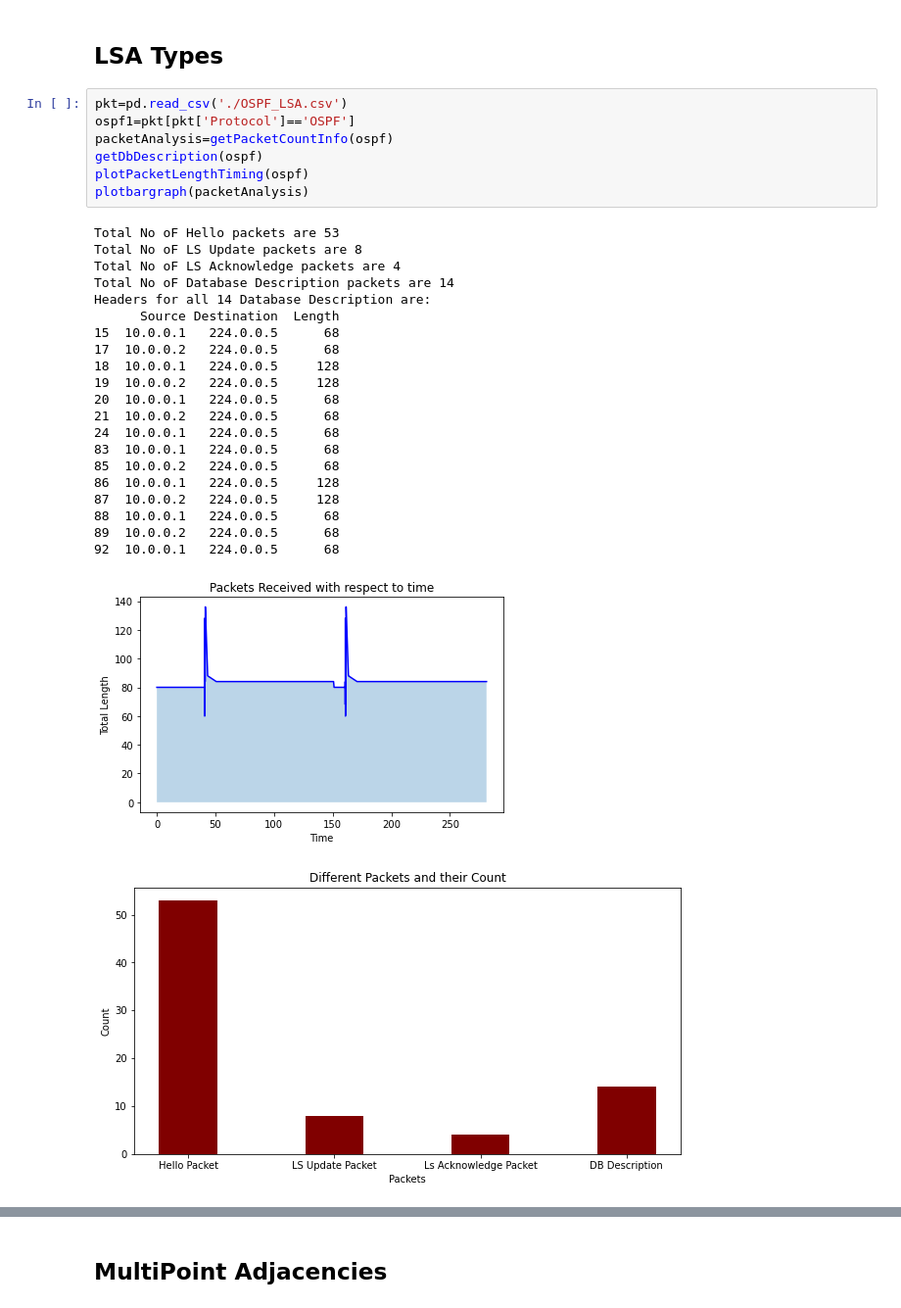
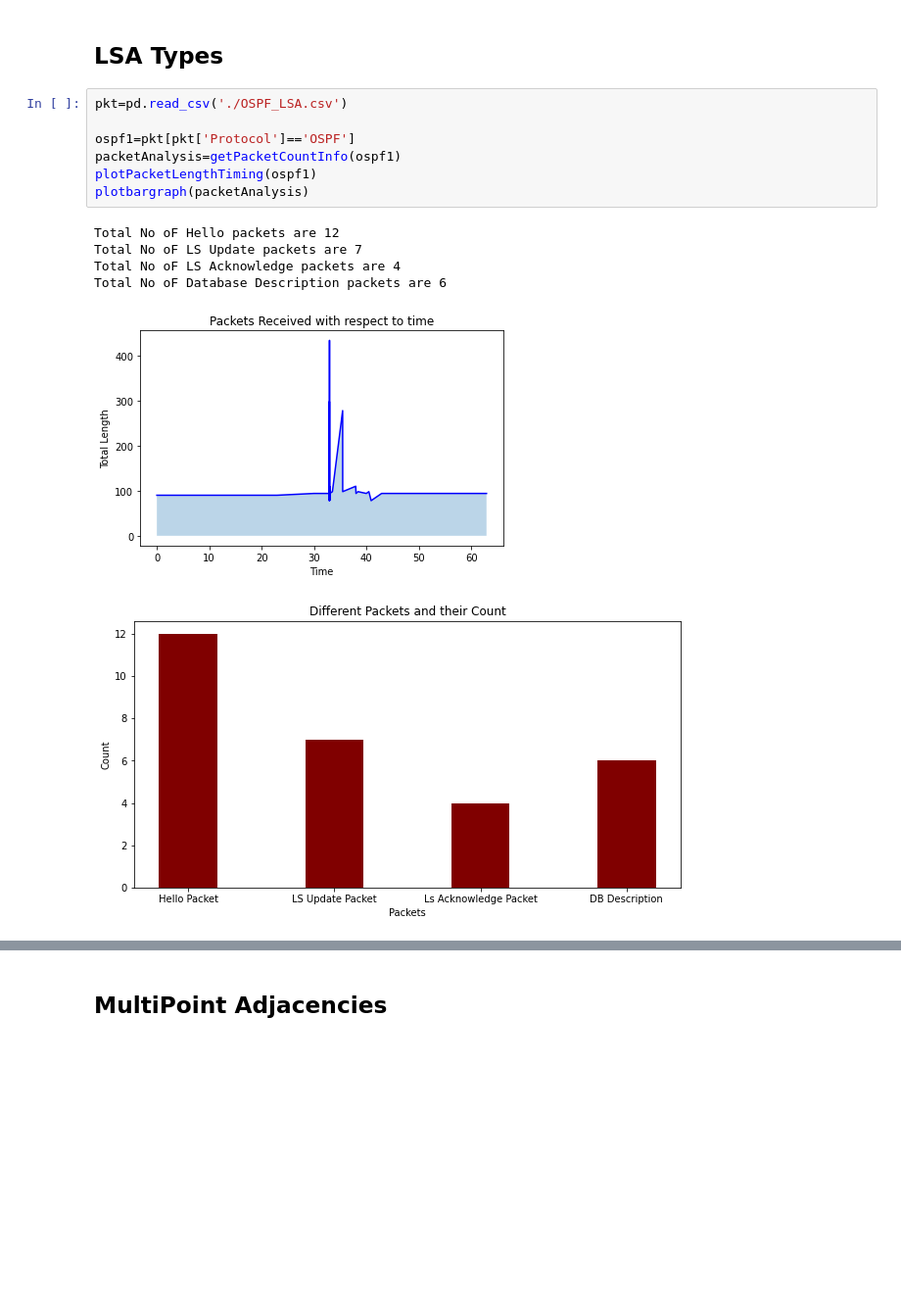
Before and after one commit to Blaezy/OSPF, a Jupyter notebook: cisco/OSPF.ipynb, the cells around one changed output, grey strips where cells are left out. Shown at 98% size. Drawn from its saved outputs; the diff is of its cells as text; blank space fills up the shorter version.

```diff
--- a/cisco/OSPF.ipynb
+++ b/cisco/OSPF.ipynb
@@ -89,34 +63,18 @@ Headers for all 14 Database Description are:
 <h2>LSA Types</h2>
 # %%
 pkt=pd.read_csv('./OSPF_LSA.csv')
+
 ospf1=pkt[pkt['Protocol']=='OSPF']
-packetAnalysis=getPacketCountInfo(ospf)
-getDbDescription(ospf)
-plotPacketLengthTiming(ospf)
+packetAnalysis=getPacketCountInfo(ospf1)
+plotPacketLengthTiming(ospf1)
 plotbargraph(packetAnalysis)
 # %% [output]
-Total No oF Hello packets are 53
-Total No oF LS Update packets are 8
+Total No oF Hello packets are 12
+Total No oF LS Update packets are 7
 Total No oF LS Acknowledge packets are 4
-Total No oF Database Description packets are 14
-Headers for all 14 Database Description are:
-      Source Destination  Length
-15  10.0.0.1   224.0.0.5      68
-17  10.0.0.2   224.0.0.5      68
-18  10.0.0.1   224.0.0.5     128
-19  10.0.0.2   224.0.0.5     128
-20  10.0.0.1   224.0.0.5      68
-21  10.0.0.2   224.0.0.5      68
-24  10.0.0.1   224.0.0.5      68
-83  10.0.0.1   224.0.0.5      68
-85  10.0.0.2   224.0.0.5      68
-86  10.0.0.1   224.0.0.5     128
-87  10.0.0.2   224.0.0.5     128
-88  10.0.0.1   224.0.0.5      68
-89  10.0.0.2   224.0.0.5      68
-92  10.0.0.1   224.0.0.5      68
+Total No oF Database Description packets are 6
-[figure, old version]
+[figure, new version]
-[figure, old version]
+[figure, new version]
 # %% [markdown]
 <h2>Ladder Diagram </h2>
 <img src = "./OSPF_LSA.png" alt="My Happy SVG"/>
```
Also changed, not shown: parts of 7 cells of this notebook.
